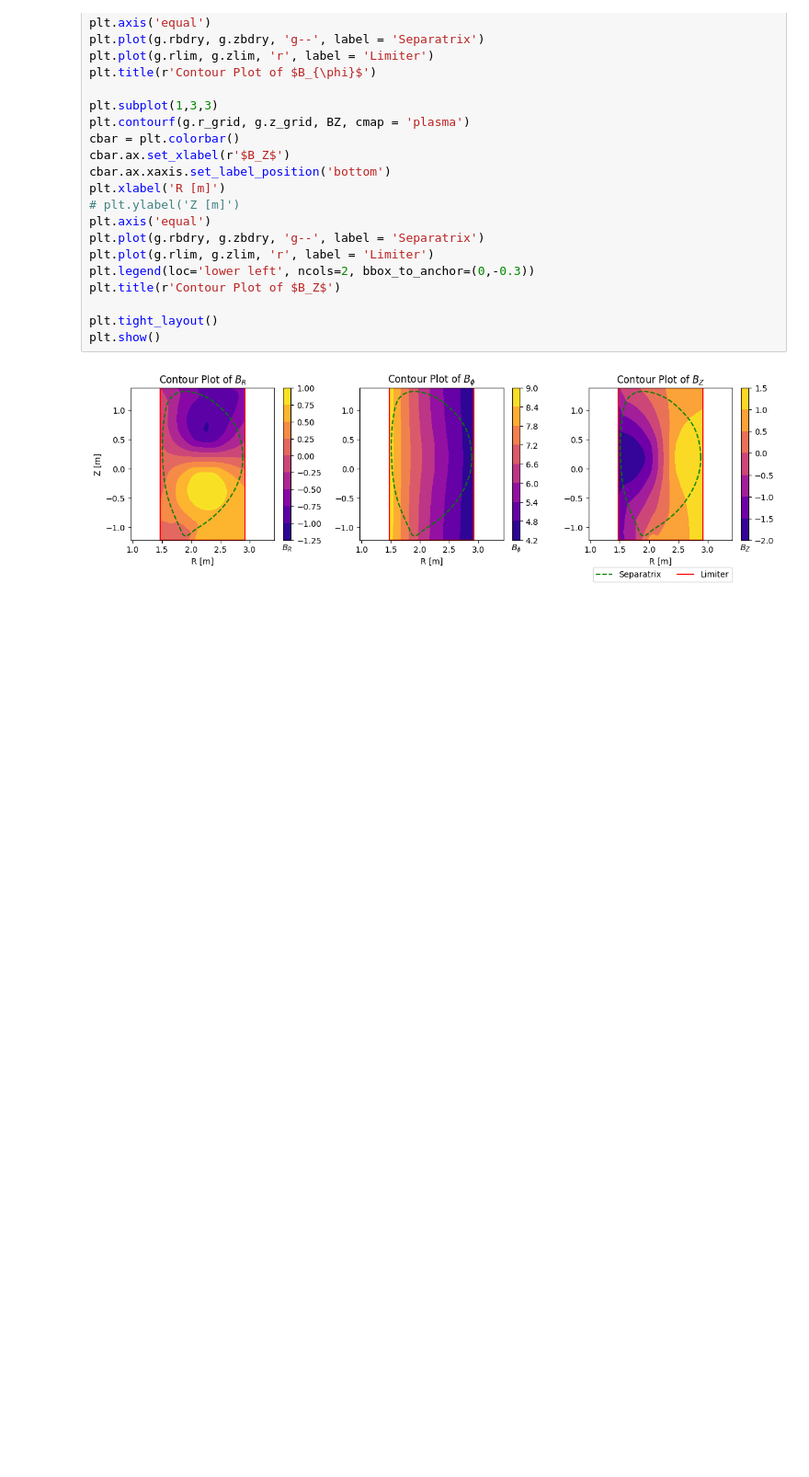
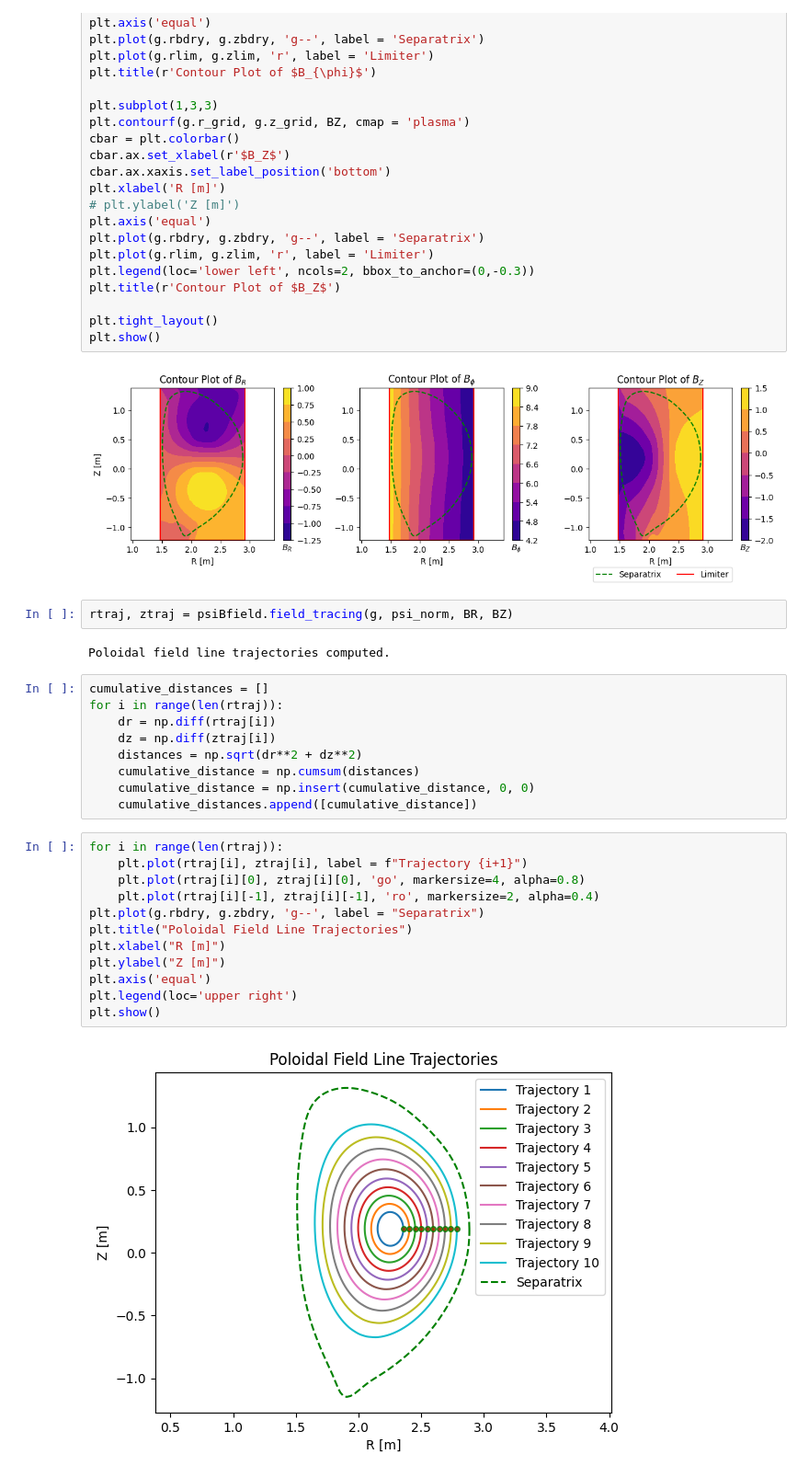
Before and after one commit to swarajsao1/Plasma, a Jupyter notebook: DTT/DTT_P/DTT.ipynb, the cells around one changed output. Shown at 92% size. Drawn from its saved outputs; the diff is of its cells as text; blank space fills up the shorter version.

```diff
--- a/DTT/DTT_P/DTT.ipynb
+++ b/DTT/DTT_P/DTT.ipynb
@@ -116,3 +116,30 @@ plt.tight_layout()
 plt.show()
 # %% [output]
 [figure]
+# %%
+rtraj, ztraj = psiBfield.field_tracing(g, psi_norm, BR, BZ)
+# %% [output]
+Poloidal field line trajectories computed.
+# %%
+cumulative_distances = []
+for i in range(len(rtraj)):
+    dr = np.diff(rtraj[i])
+    dz = np.diff(ztraj[i])
+    distances = np.sqrt(dr**2 + dz**2)
+    cumulative_distance = np.cumsum(distances)
+    cumulative_distance = np.insert(cumulative_distance, 0, 0)
+    cumulative_distances.append([cumulative_distance])
+# %%
+for i in range(len(rtraj)):
+    plt.plot(rtraj[i], ztraj[i], label = f"Trajectory {i+1}")
+    plt.plot(rtraj[i][0], ztraj[i][0], 'go', markersize=4, alpha=0.8)
+    plt.plot(rtraj[i][-1], ztraj[i][-1], 'ro', markersize=2, alpha=0.4)
+plt.plot(g.rbdry, g.zbdry, 'g--', label = "Separatrix")
+plt.title("Poloidal Field Line Trajectories")
+plt.xlabel("R [m]")
+plt.ylabel("Z [m]")
+plt.axis('equal')
+plt.legend(loc='upper right')
+plt.show()
+# %% [output]
+[figure, added]
```
Also changed, not shown: parts of 5 cells of this notebook, 3 other files.
